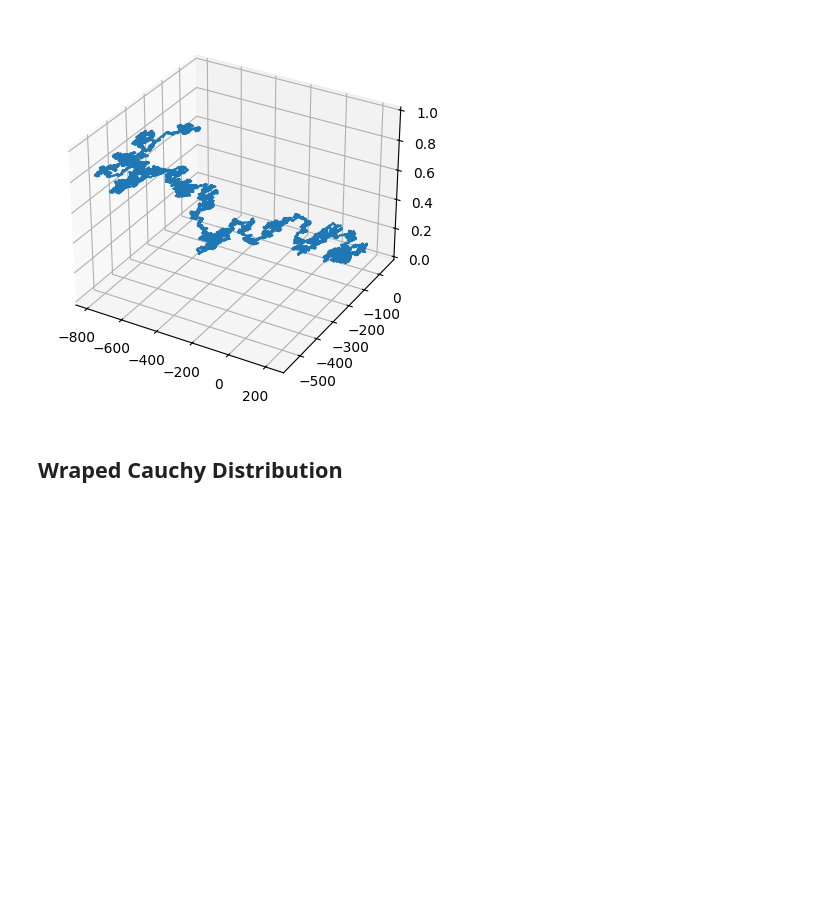
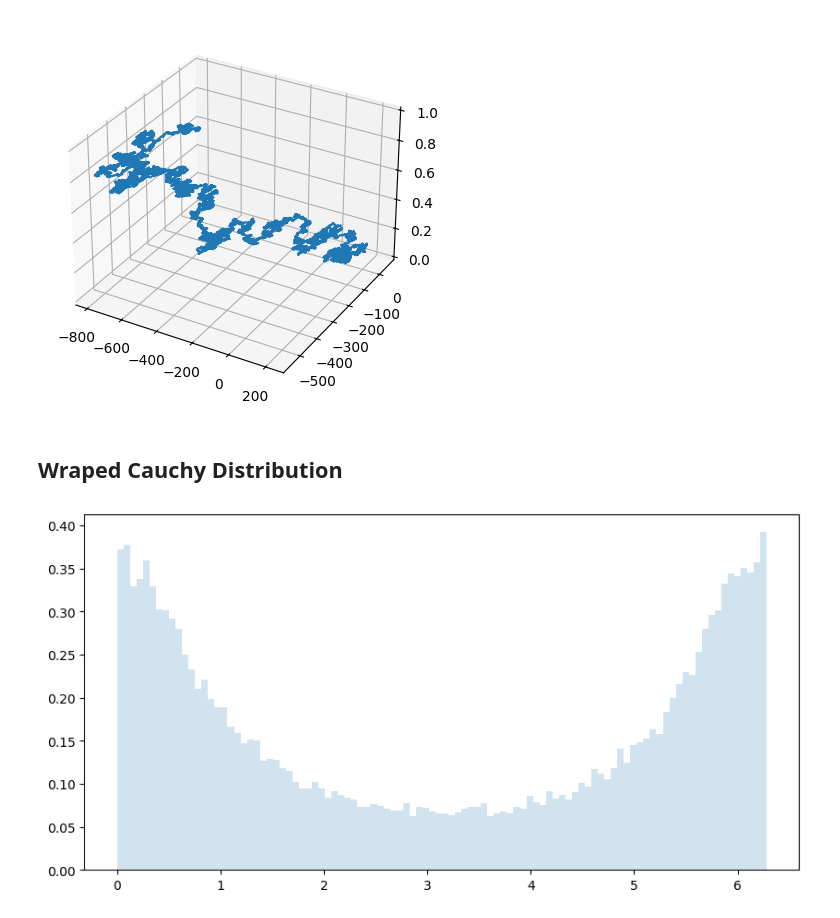
Before and after one commit to CharCAFI/Topico-de-Industria-I, a Jupyter notebook: Assignment1.ipynb, the cells around one changed output. Drawn from its saved outputs; the diff is of its cells as text; code cells hidden in the pictures; blank space fills up the shorter version.

Commit message:
Agregamos un histograma con valoger aleatorios generados a partir de la distribución Wraped Cauchy

```diff
--- a/Assignment1.ipynb
+++ b/Assignment1.ipynb
@@ -163,3 +163,16 @@ fig_wrapcauchy_pdf.add_trace(go.Scatter(x = aux_domain,
 ))
 
 fig_wrapcauchy_pdf.show()
+# %%
+sample_size = 50000
+r = wrapcauchy.rvs(c=CRW_coefficient, loc=0, size=sample_size)
+
+fig, ax = plt.subplots(1,1)
+
+fig.set_figheight(5)
+fig.set_figwidth(10)
+
+ax.hist(r, bins=100, density=True, histtype='stepfilled', alpha=0.2, label='Cauchy PDF - histo')
+plt.show()
+# %% [output]
+[figure, added]
```
